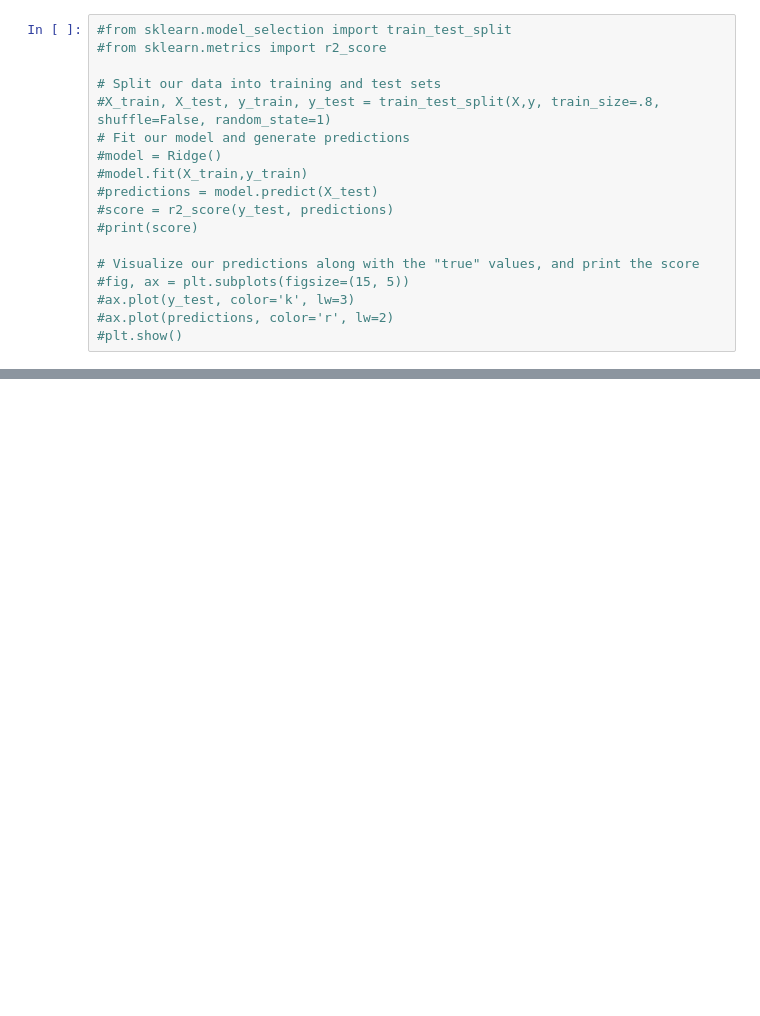
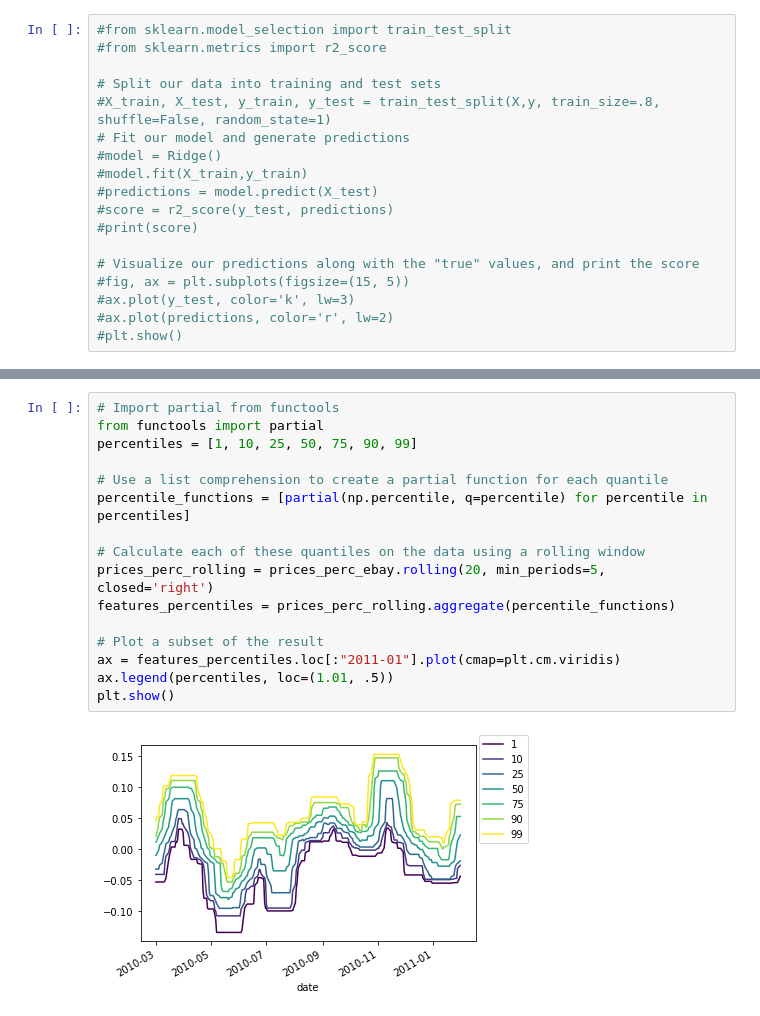
Before and after one commit to martinnss/Micro_Projects, a Jupyter notebook: apuntes datacamp/Time Series.ipynb, the cells around one changed output, grey strips where cells are left out. Cells and saved outputs as stored; diff of their text form; blank space fills up the shorter version.

```diff
--- a/apuntes datacamp/Time Series.ipynb
+++ b/apuntes datacamp/Time Series.ipynb
@@ -165,0 +189,18 @@ plt.show()
+# %%
+# Import partial from functools
+from functools import partial
+percentiles = [1, 10, 25, 50, 75, 90, 99]
+
+# Use a list comprehension to create a partial function for each quantile
+percentile_functions = [partial(np.percentile, q=percentile) for percentile in percentiles]
+
+# Calculate each of these quantiles on the data using a rolling window
+prices_perc_rolling = prices_perc_ebay.rolling(20, min_periods=5, closed='right')
+features_percentiles = prices_perc_rolling.aggregate(percentile_functions)
+
+# Plot a subset of the result
+ax = features_percentiles.loc[:"2011-01"].plot(cmap=plt.cm.viridis)
+ax.legend(percentiles, loc=(1.01, .5))
+plt.show()
+# %% [output]
+[figure, added]
```
Also changed, not shown: parts of 8 cells of this notebook.
